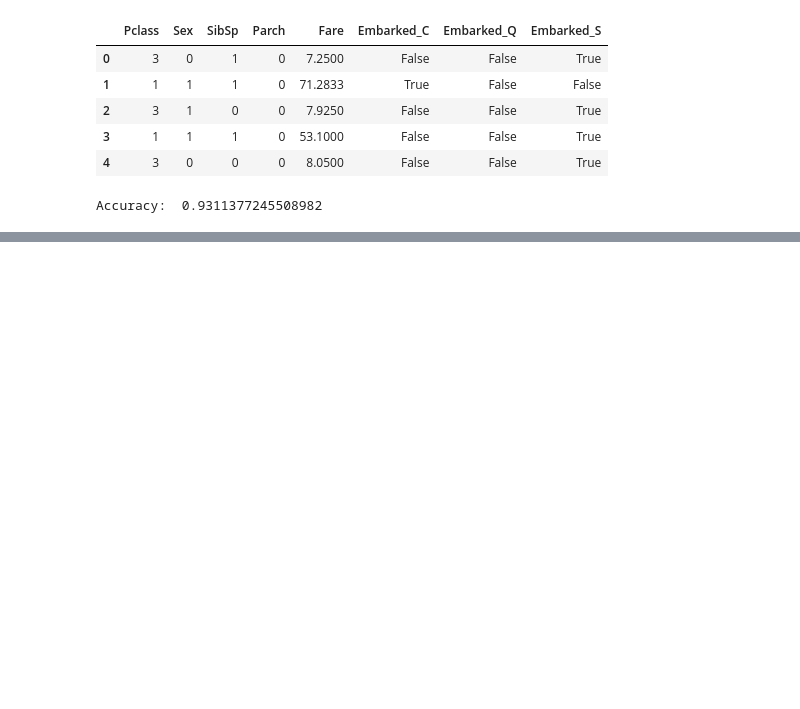
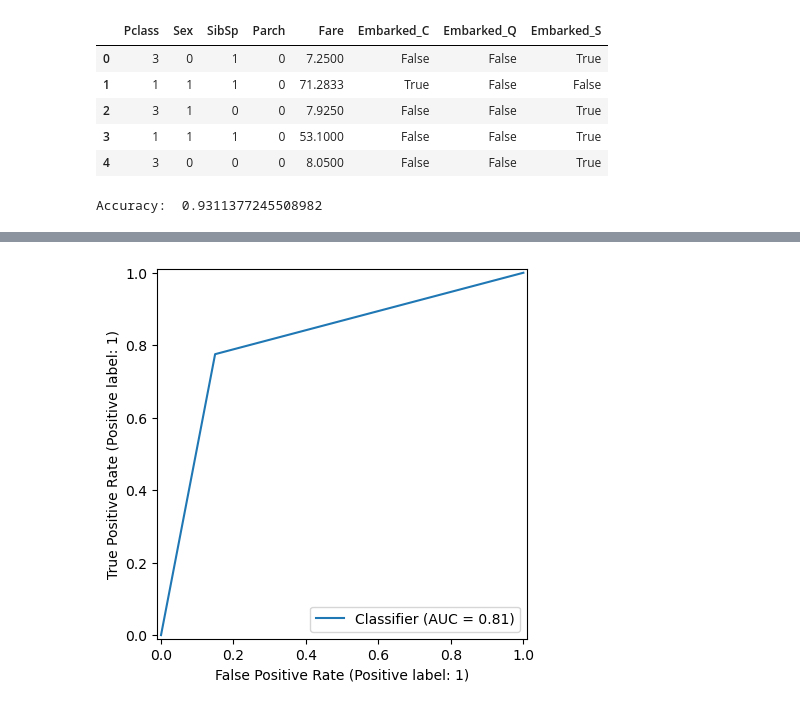
Before and after one commit to FernandoA29/An-lisis-de-Datos, a Jupyter notebook: Titanic1.ipynb, the cells around one changed output, grey strips where cells are left out. Cells and saved outputs as stored; diff of their text form; code cells hidden in the pictures; blank space fills up the shorter version.

```diff
--- a/Titanic1.ipynb
+++ b/Titanic1.ipynb
@@ -177,0 +200,8 @@ disp.plot()
+# %%
+# Curva de precisón del modelo
+
+from sklearn.metrics import RocCurveDisplay
+RocCurveDisplay.from_predictions(y_test, y_pred)
+plt.show()
+# %% [output]
+[figure, added]
```
Also changed, not shown: parts of 6 cells of this notebook.
